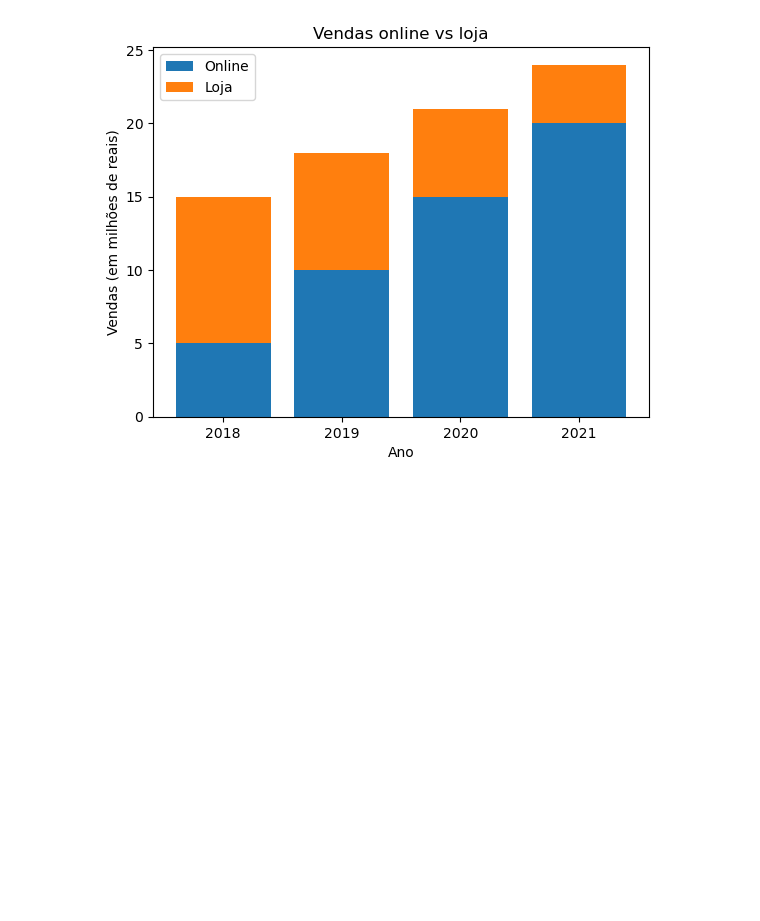
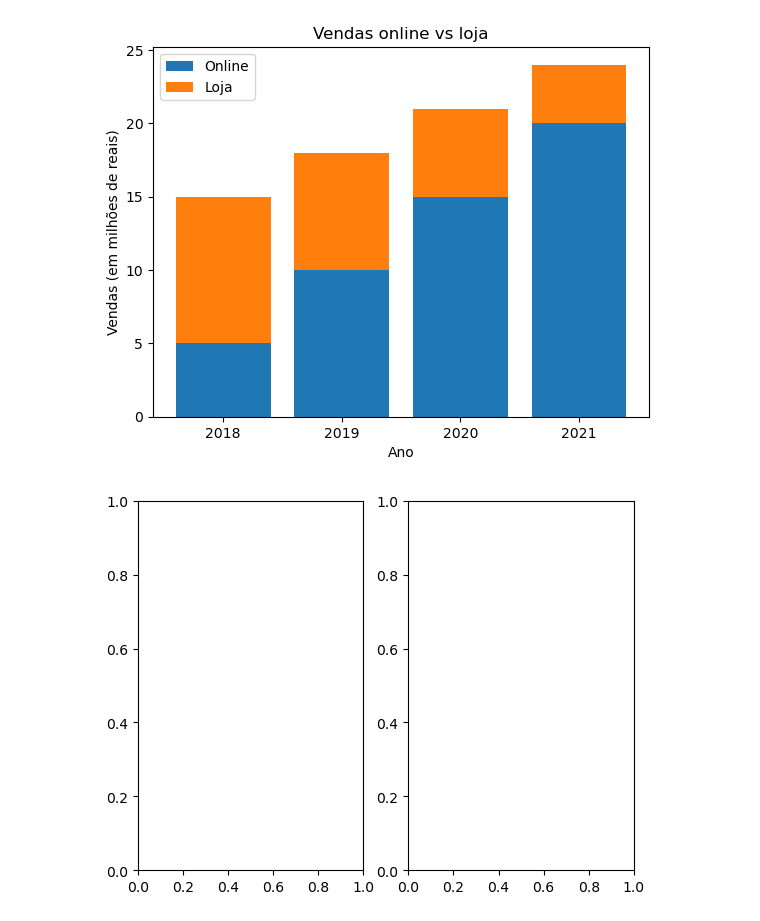
Before and after one commit to kiwsley/ciencia_de_dados, a Jupyter notebook: matplotlib_Searborn/poo_graficos.ipynb, the cells around one changed output. Saved outputs shown, nothing was run; the diff lists cells and outputs as text; code cells hidden in the pictures; blank space fills up the shorter version.

```diff
--- a/matplotlib_Searborn/poo_graficos.ipynb
+++ b/matplotlib_Searborn/poo_graficos.ipynb
@@ -59,3 +59,9 @@ ax.legend()
 plt.show()
 # %% [output]
 [figure]
+# %%
+fig, axs = plt.subplots(nrows=1,ncols=2)
+
+plt.show()
+# %% [output]
+[figure, added]
```
Also changed, not shown: parts of 3 cells of this notebook, 1 other file.
